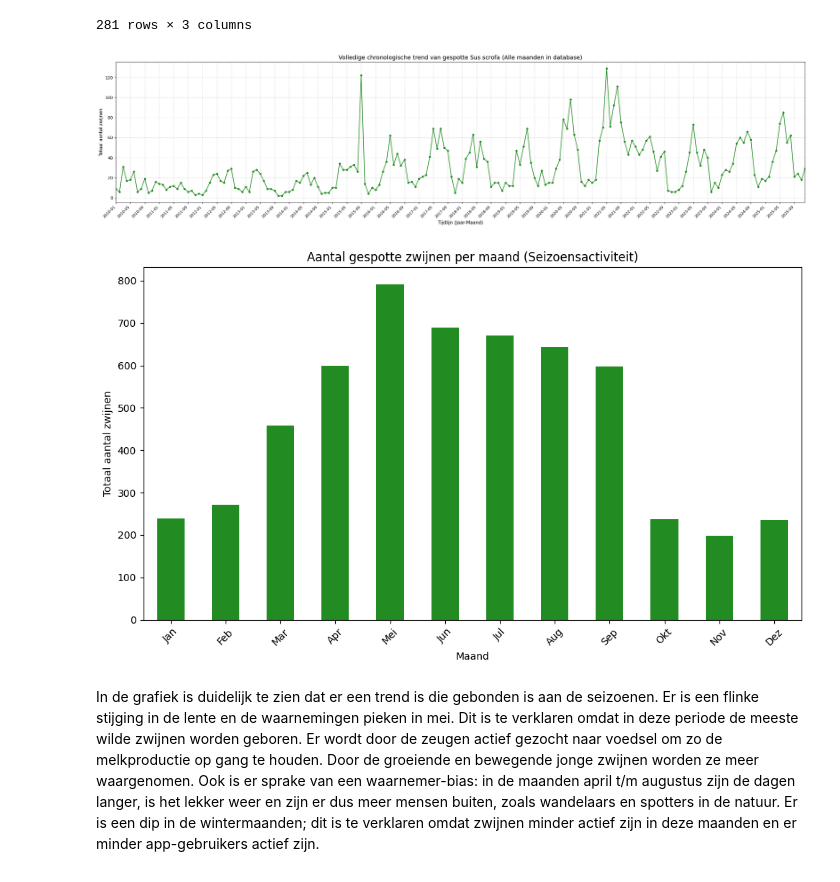
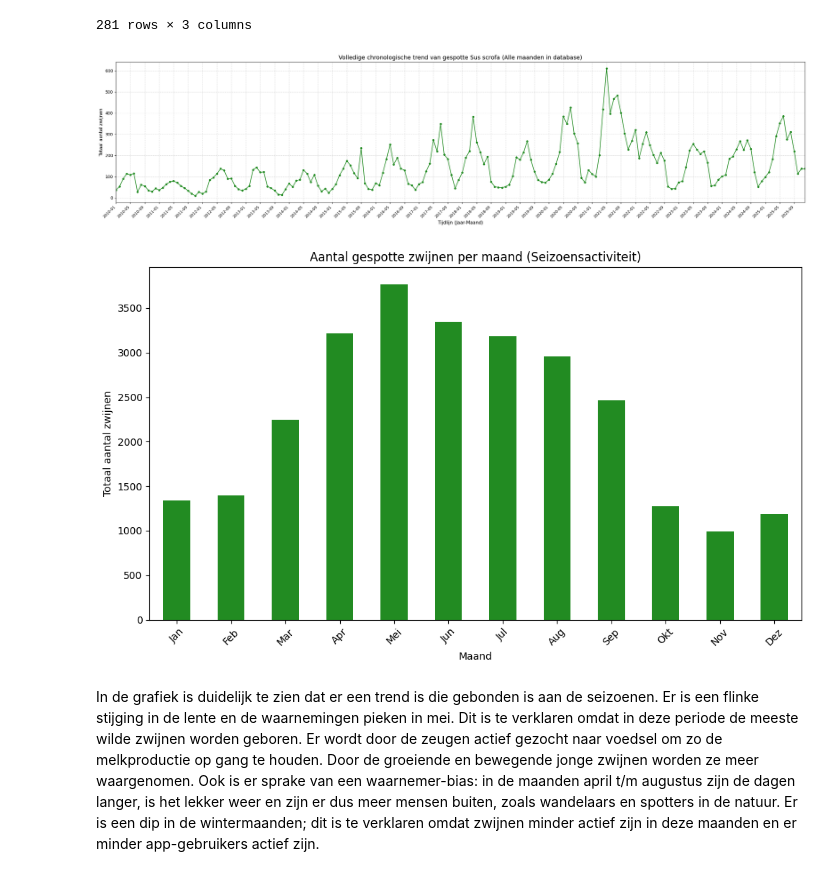
Before and after one commit to Jamie1111/Toeftoeftoeftoef, a Jupyter notebook: assignment_template_it1.ipynb, the cells around one changed output. Drawn from its saved outputs; the diff is of its cells as text; code cells hidden in the pictures.

```diff
--- a/assignment_template_it1.ipynb
+++ b/assignment_template_it1.ipynb
@@ -230,10 +321,10 @@ Deze grafiek is te zien hoeveel keer er een foto werd ingediend in de app per ja
 import numpy as np
 
 # Zorg dat de locatiekolommen numeriek zijn
-df['decimalLatitude'] = pd.to_numeric(df['decimalLatitude'], errors='coerce')
-df['decimalLongitude'] = pd.to_numeric(df['decimalLongitude'], errors='coerce')
+df_habitat['decimalLatitude'] = pd.to_numeric(df_habitat['decimalLatitude'], errors='coerce')
+df_habitat['decimalLongitude'] = pd.to_numeric(df_habitat['decimalLongitude'], errors='coerce')
 
-heatmap_df = df.dropna(subset=['decimalLatitude', 'decimalLongitude', 'Sus scrofa'])
+heatmap_df = df_habitat.dropna(subset=['decimalLatitude', 'decimalLongitude', 'Sus scrofa'])
 
 # Aggregeer Sus scrofa per locatie
 agg_df = heatmap_df.groupby(['decimalLongitude', 'decimalLatitude'])['Sus scrofa'].sum().reset_index()
@@ -345,46 +460,46 @@ df.query('is_hotspot == 1') \
 | 53.20 | 6.50 | 2019-02-06 | 2019-02-06 | 1 |
 281 rows × 3 columns
 # %%
-df['eventDate'] = pd.to_datetime(df['eventDate'], errors='coerce')
-df['Sus scrofa'] = pd.to_numeric(df['Sus scrofa'], errors='coerce').fillna(0).astype(int)
+df_habitat['eventDate'] = pd.to_datetime(df_habitat['eventDate'], errors='coerce')
+df_habitat['Sus scrofa'] = pd.to_numeric(df_habitat['Sus scrofa'], errors='coerce').fillna(0).astype(int)
 
-df = df.dropna(subset=['eventDate']).copy()
+df_habitat = df_habitat.dropna(subset=['eventDate']).copy()
 
-df['jaar_maand'] = df['eventDate'].dt.to_period('M')
-chronologisch = df.groupby('jaar_maand')['Sus scrofa'].sum().sort_index()
+df_habitat['jaar_maand'] = df_habitat['eventDate'].dt.to_period('M')
+chronologisch = df_habitat.groupby('jaar_maand')['Sus scrofa'].sum().sort_index()
 chronologisch.index = chronologisch.index.astype(str)
 
 plt.figure(figsize=(24, 6))
 plt.plot(chronologisch.index, chronologisch.values, marker='o', color='forestgreen', linewidth=1.5, markersize=4)
 
 totaal = len(chronologisch)
 interval = 4 if totaal > 80 else (2 if totaal > 40 else 1)
 ticks = range(0, totaal, interval)
 
 plt.xticks(ticks=ticks, labels=[chronologisch.index[i] for i in ticks], rotation=45, ha='right', fontsize=9)
 plt.title('Volledige chronologische trend van gespotte Sus scrofa (Alle maanden in database)', fontsize=14)
 plt.xlabel('Tijdlijn (Jaar-Maand)', fontsize=11)
 plt.ylabel('Totaal aantal zwijnen', fontsize=11)
 plt.grid(axis='both', linestyle='--', alpha=0.5)
 plt.xlim(0, totaal - 1)
 plt.tight_layout()
 plt.show()
 plt.close()
 
-df['month'] = df['eventDate'].dt.month
-per_maand = df.groupby('month')['Sus scrofa'].sum()
+df_habitat['month'] = df_habitat['eventDate'].dt.month
+per_maand = df_habitat.groupby('month')['Sus scrofa'].sum()
 
 plt.figure(figsize=(10, 6))
 per_maand.plot(kind='bar', color='forestgreen')
 plt.title('Aantal gespotte zwijnen per maand (Seizoensactiviteit)')
 plt.xlabel('Maand')
 plt.ylabel('Totaal aantal zwijnen')
 plt.xticks(ticks=range(0, 12), labels=['Jan', 'Feb', 'Mar', 'Apr', 'Mei', 'Jun', 'Jul', 'Aug', 'Sep', 'Okt', 'Nov', 'Dez'], rotation=45)
 plt.tight_layout()
 plt.show()
 # %% [output]
-[figure, old version]
+[figure, new version]
-[figure, old version]
+[figure, new version]
 # %% [markdown]
 In de grafiek is duidelijk te zien dat er een trend is die gebonden is aan de seizoenen. Er is een flinke stijging in de lente en de waarnemingen pieken in mei. Dit is te verklaren omdat in deze periode de meeste wilde zwijnen worden geboren. Er wordt door de zeugen actief gezocht naar voedsel om zo de melkproductie op gang te houden. Door de groeiende en bewegende jonge zwijnen worden ze meer waargenomen. Ook is er sprake van een waarnemer-bias: in de maanden april t/m augustus zijn de dagen langer, is het lekker weer en zijn er dus meer mensen buiten, zoals wandelaars en spotters in de natuur. Er is een dip in de wintermaanden; dit is te verklaren omdat zwijnen minder actief zijn in deze maanden en er minder app-gebruikers actief zijn.
 
```
Also changed, not shown: parts of 22 cells of this notebook, 2 other files.
